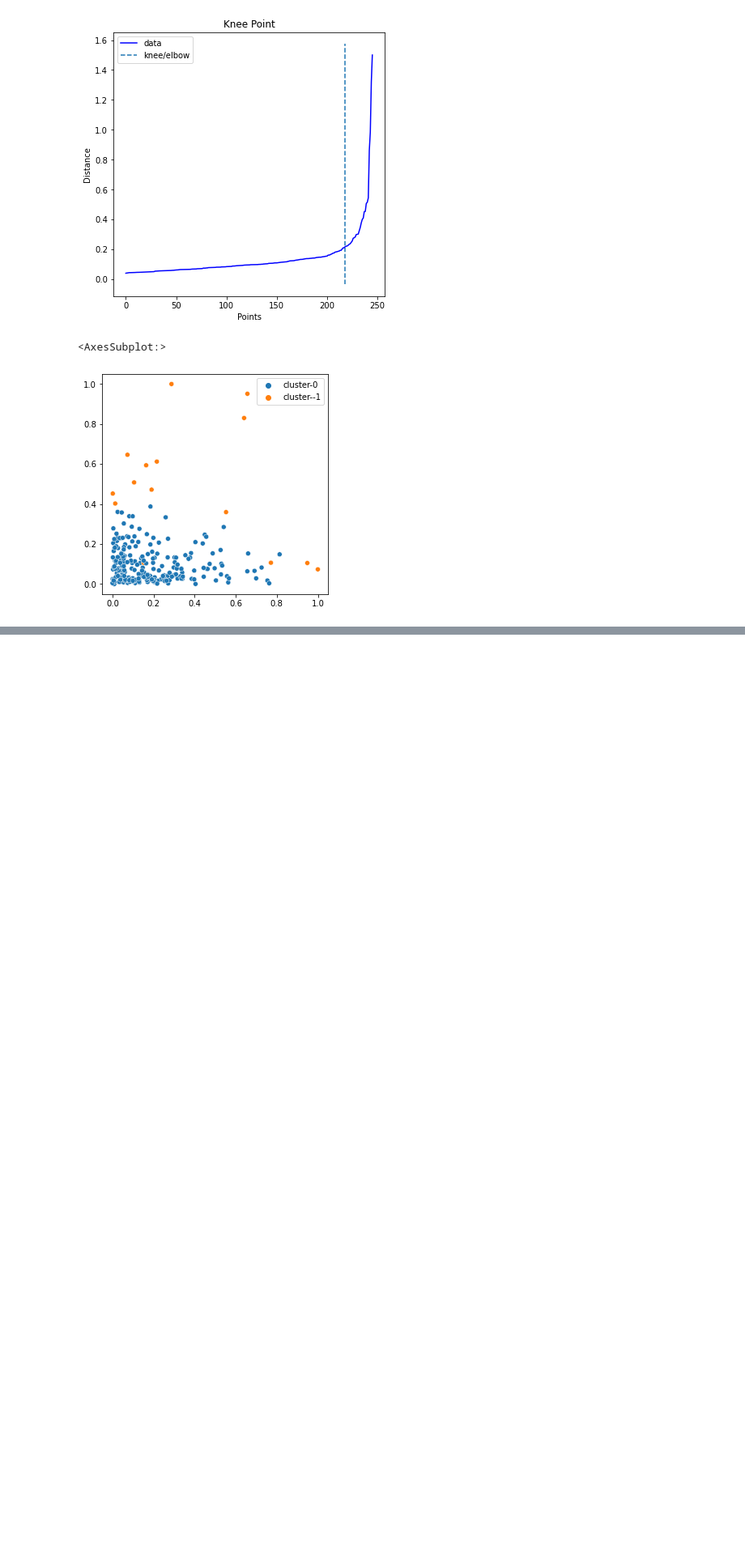
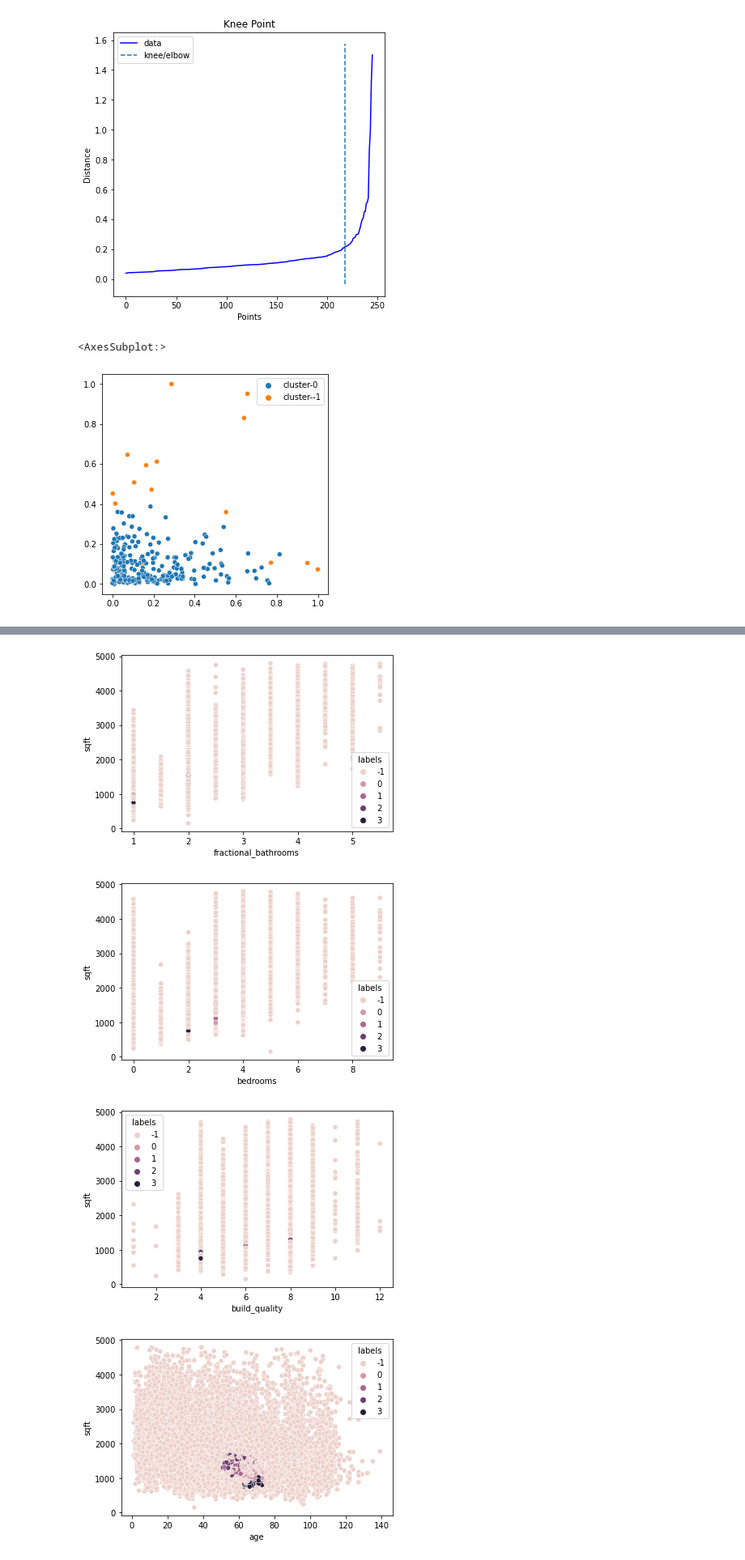
Before and after one commit to david-ryan-alviola/anomaly-detection-exercises, a Jupyter notebook: clustering_anomaly_detection.ipynb, the cells around one changed output, grey strips where cells are left out. Shown: that part at 81% size. Saved outputs shown, nothing was run; the diff lists cells and outputs as text; code cells hidden in the pictures; blank space fills up the shorter version.

```diff
--- a/clustering_anomaly_detection.ipynb
+++ b/clustering_anomaly_detection.ipynb
@@ -260,0 +284,12 @@ sns.scatterplot(np_array[:,0], np_array[:,1], hue=["cluster-{}".format(x) for x
+# %%
+dbsc = DBSCAN(eps=.04, min_samples=500).fit(train_scaled)
+# %%
+# Now, let's add the scaled value columns back onto the dataframe
+columns = list(train_scaled.columns)
+scaled_columns = ["Scaled_" + column for column in columns]
+
+train_scaled.columns = scaled_columns
+
+train = pd.merge(train, train_scaled, on=train.index)
+
+train.drop(columns=['key_0'], inplace=True)
@@ -260,0 +306,3 @@ sns.scatterplot(np_array[:,0], np_array[:,1], hue=["cluster-{}".format(x) for x
+# %%
+labels = dbsc.labels_
+labels[0:10]
@@ -260,0 +311,3 @@ sns.scatterplot(np_array[:,0], np_array[:,1], hue=["cluster-{}".format(x) for x
+# %%
+train['labels'] = labels
+train.labels.value_counts()
@@ -260,0 +359,17 @@ sns.scatterplot(np_array[:,0], np_array[:,1], hue=["cluster-{}".format(x) for x
+# %%
+sns.scatterplot(train.fractional_bathrooms, train.sqft, hue=train.labels)
+plt.show()
+
+sns.scatterplot(train.bedrooms, train.sqft, hue=train.labels)
+plt.show()
+
+sns.scatterplot(train.build_quality, train.sqft, hue=train.labels)
+plt.show()
+
+sns.scatterplot(train.age, train.sqft, hue=train.labels)
+plt.show()
+# %% [output]
+[figure, added]
+[figure, added]
+[figure, added]
+[figure, added]
```
Also changed, not shown: parts of 14 cells of this notebook, 5 other files.
